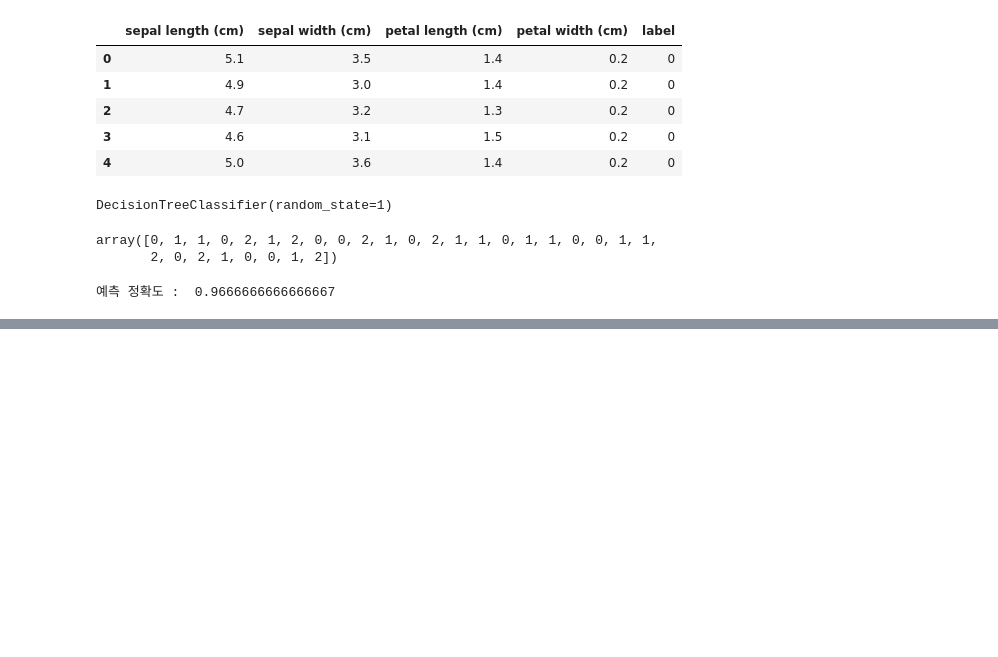
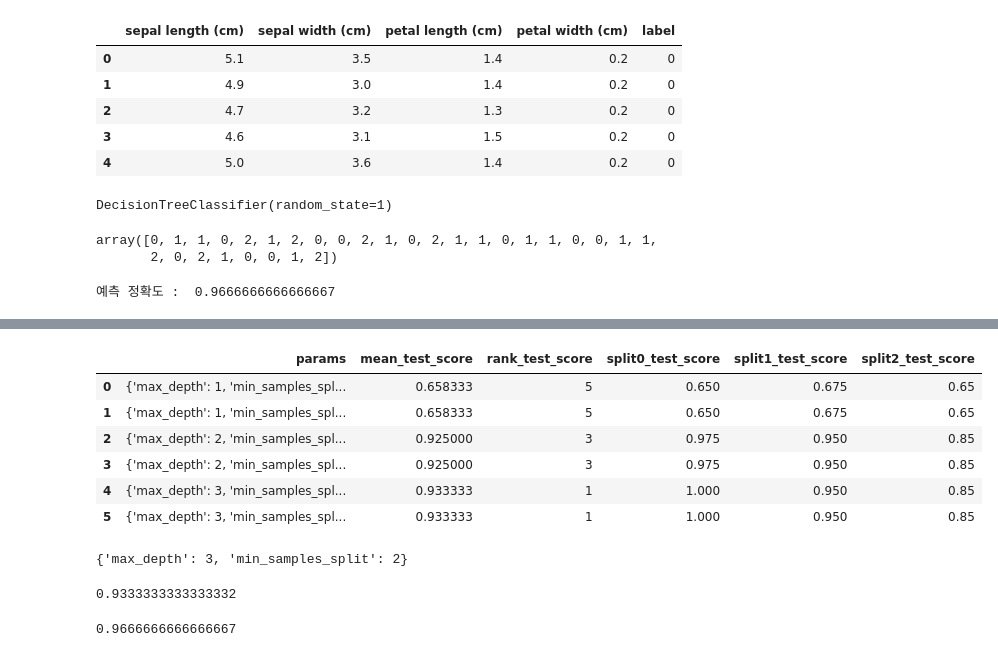
Before and after one commit to Kyoeun33/18_kdt_mechinelearning, a Jupyter notebook: ch02/2_1.ipynb, the cells around one changed output, grey strips where cells are left out. Saved outputs shown, nothing was run; the diff lists cells and outputs as text; code cells hidden in the pictures; blank space fills up the shorter version.

```diff
--- a/ch02/2_1.ipynb
+++ b/ch02/2_1.ipynb
@@ -76,0 +365,51 @@ print("예측 정확도 : ", accuracy_score(Y_test, pred))
+# %%
+
+from sklearn.model_selection import GridSearchCV
+
+dtree = DecisionTreeClassifier(random_state=156)
+
+grid_dtree = GridSearchCV(
+    estimator=dtree,
+    param_grid=parameters,
+    cv=3,
+    scoring="accuracy",
+    refit=True
+)
+
+grid_dtree.fit(X_train, Y_train)
+
+scores_df = pd.DataFrame(grid_dtree.cv_results_)
+
+scores_df[
+    [
+        "params",
+        "mean_test_score",
+        "rank_test_score",
+        "split0_test_score",
+        "split1_test_score",
+        "split2_test_score"
+    ]
+]
+# %% [output]
+|  | params | mean_test_score | rank_test_score | split0_test_score | split1_test_score | split2_test_score |
+| 0 | {'max_depth': 1, 'min_samples_spl... | 0.658333 | 5 | 0.650 | 0.675 | 0.65 |
+| 1 | {'max_depth': 1, 'min_samples_spl... | 0.658333 | 5 | 0.650 | 0.675 | 0.65 |
+| 2 | {'max_depth': 2, 'min_samples_spl... | 0.925000 | 3 | 0.975 | 0.950 | 0.85 |
+| 3 | {'max_depth': 2, 'min_samples_spl... | 0.925000 | 3 | 0.975 | 0.950 | 0.85 |
+| 4 | {'max_depth': 3, 'min_samples_spl... | 0.933333 | 1 | 1.000 | 0.950 | 0.85 |
+| 5 | {'max_depth': 3, 'min_samples_spl... | 0.933333 | 1 | 1.000 | 0.950 | 0.85 |
+# %%
+grid_dtree.best_params_
+# %% [output]
+{'max_depth': 3, 'min_samples_split': 2}
+# %%
+grid_dtree.best_score_
+# %% [output]
+0.9333333333333332
+# %%
+estimator=grid_dtree.best_estimator_
+
+pred = estimator.predict(X_test)
+print(accuracy_score(Y_test, pred))
+# %% [output]
+0.9666666666666667
```
Also changed, not shown: parts of 21 cells of this notebook, 2 other files.
